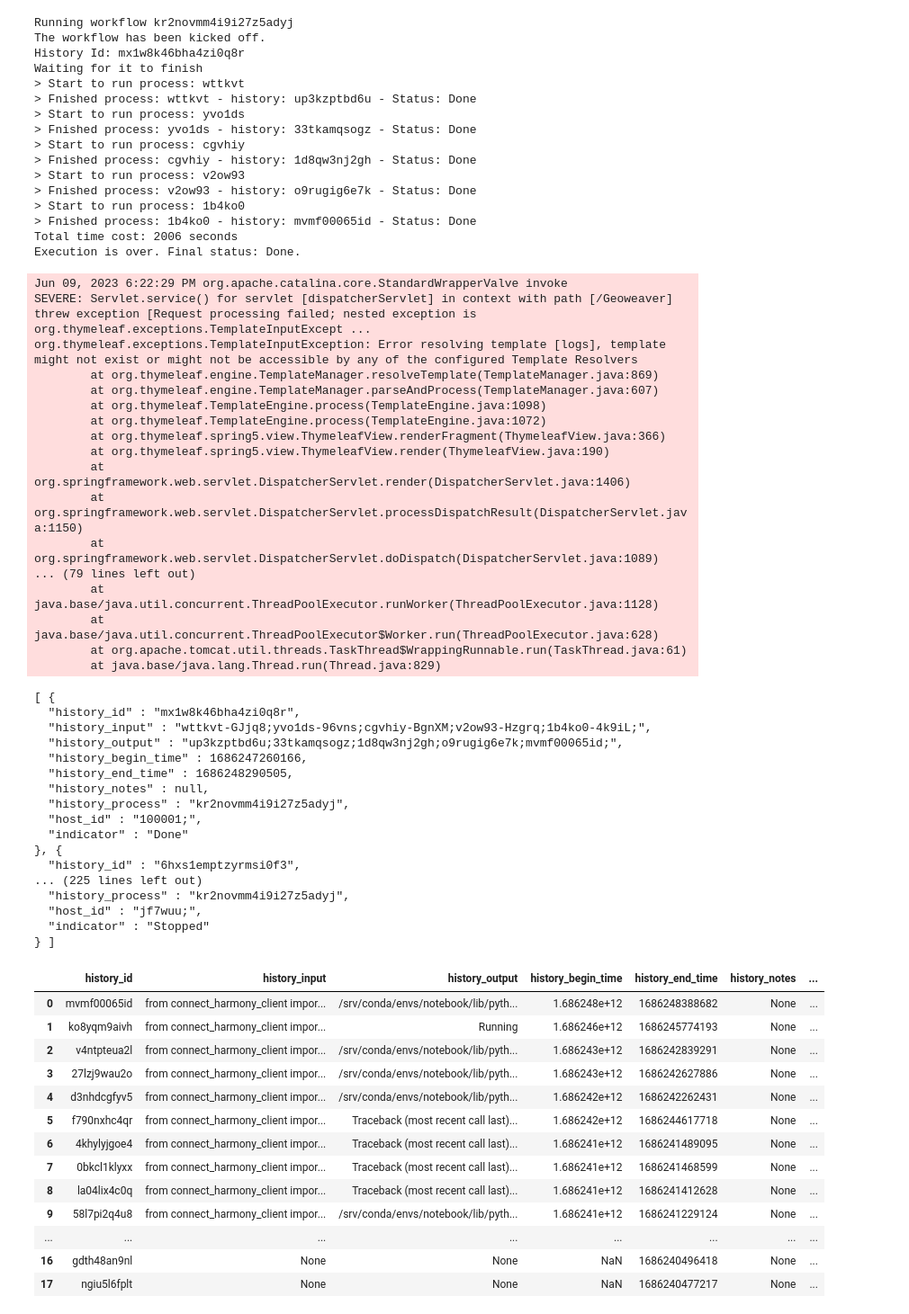
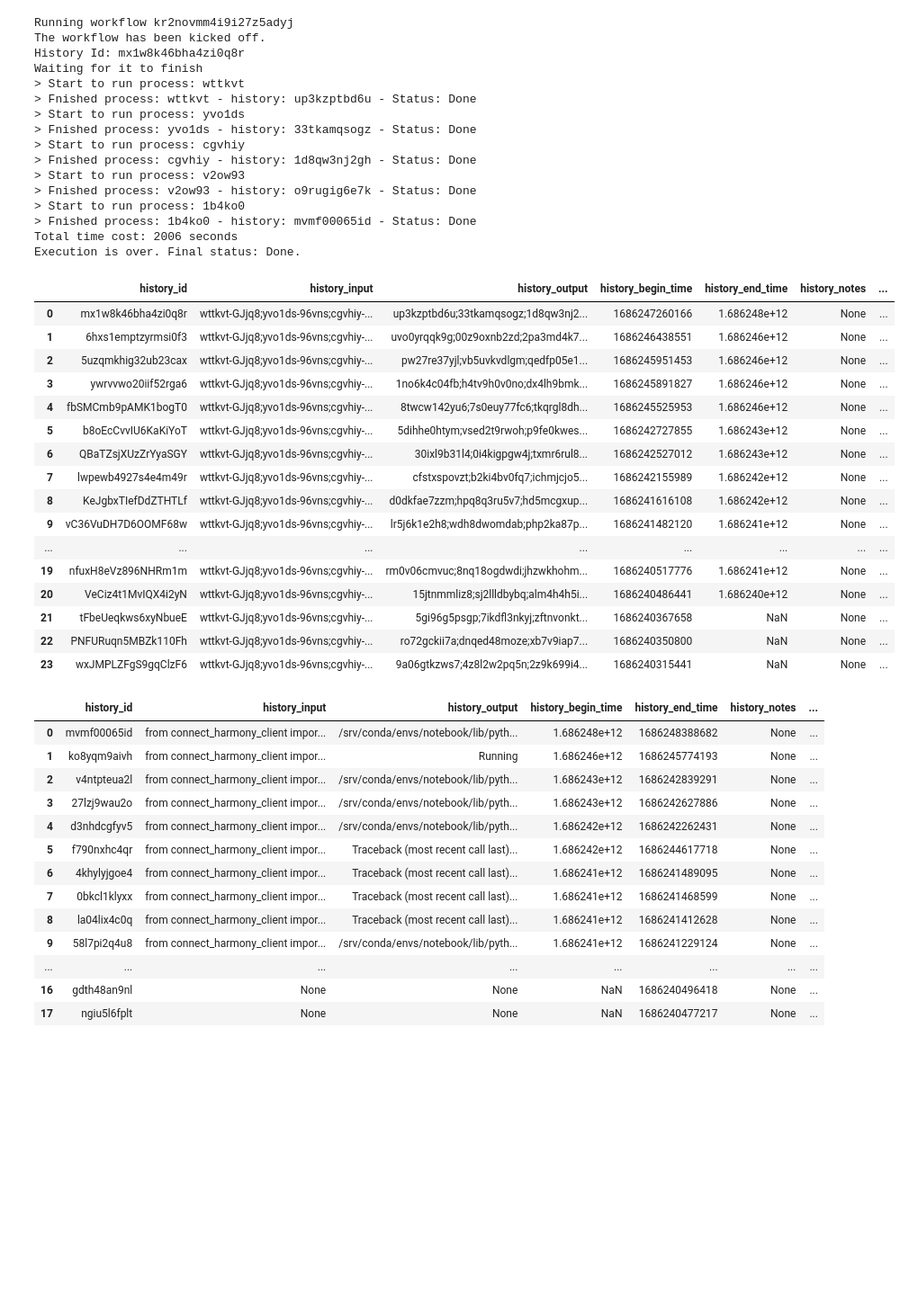
Before and after one commit to earth-artificial-intelligence/earth_data_cloud_clinic_geoweaver, a Jupyter notebook: earthdata.ipynb, the cells around one changed output. Shown at 90% size. Cells and saved outputs as stored; diff of their text form; code cells hidden in the pictures; blank space fills up the shorter version.

```diff
--- a/earthdata.ipynb
+++ b/earthdata.ipynb
@@ -121,49 +121,25 @@ Waiting for it to finish
 Total time cost: 2006 seconds
 Execution is over. Final status: Done.
 # %%
-# import requests
-# import pandas as pd
-
-        r = requests.post(f"{constants.GEOWEAVER_DEFAULT_ENDPOINT_URL}/web/logs",
-                          data={'type': 'workflow', 'id': workflow_id}).json()
-        return pd.DataFrame(r)
-
-# gw.get_workflow_history('kr2novmm4i9i27z5adyj')
+gw.get_workflow_history('kr2novmm4i9i27z5adyj')
 # %% [output]
-Jun 09, 2023 6:22:29 PM org.apache.catalina.core.StandardWrapperValve invoke
-SEVERE: Servlet.service() for servlet [dispatcherServlet] in context with path [/Geoweaver] threw exception [Request processing failed; nested exception is org.thymeleaf.exceptions.TemplateInputExcept ...
-org.thymeleaf.exceptions.TemplateInputException: Error resolving template [logs], template might not exist or might not be accessible by any of the configured Template Resolvers
-        at org.thymeleaf.engine.TemplateManager.resolveTemplate(TemplateManager.java:869)
-        at org.thymeleaf.engine.TemplateManager.parseAndProcess(TemplateManager.java:607)
-        at org.thymeleaf.TemplateEngine.process(TemplateEngine.java:1098)
-        at org.thymeleaf.TemplateEngine.process(TemplateEngine.java:1072)
-        at org.thymeleaf.spring5.view.ThymeleafView.renderFragment(ThymeleafView.java:366)
-        at org.thymeleaf.spring5.view.ThymeleafView.render(ThymeleafView.java:190)
-        at org.springframework.web.servlet.DispatcherServlet.render(DispatcherServlet.java:1406)
-        at org.springframework.web.servlet.DispatcherServlet.processDispatchResult(DispatcherServlet.java:1150)
-        at org.springframework.web.servlet.DispatcherServlet.doDispatch(DispatcherServlet.java:1089)
-... (79 lines left out)
-        at java.base/java.util.concurrent.ThreadPoolExecutor.runWorker(ThreadPoolExecutor.java:1128)
-        at java.base/java.util.concurrent.ThreadPoolExecutor$Worker.run(ThreadPoolExecutor.java:628)
-        at org.apache.tomcat.util.threads.TaskThread$WrappingRunnable.run(TaskThread.java:61)
-        at java.base/java.lang.Thread.run(Thread.java:829)
-[ {
-  "history_id" : "mx1w8k46bha4zi0q8r",
-  "history_input" : "wttkvt-GJjq8;yvo1ds-96vns;cgvhiy-BgnXM;v2ow93-Hzgrq;1b4ko0-4k9iL;",
-  "history_output" : "up3kzptbd6u;33tkamqsogz;1d8qw3nj2gh;o9rugig6e7k;mvmf00065id;",
-  "history_begin_time" : 1686247260166,
-  "history_end_time" : 1686248290505,
-  "history_notes" : null,
-  "history_process" : "kr2novmm4i9i27z5adyj",
-  "host_id" : "100001;",
-  "indicator" : "Done"
-}, {
-  "history_id" : "6hxs1emptzyrmsi0f3",
-... (225 lines left out)
-  "history_process" : "kr2novmm4i9i27z5adyj",
-  "host_id" : "jf7wuu;",
-  "indicator" : "Stopped"
-} ]
+|  | history_id | history_input | history_output | history_begin_time | history_end_time | history_notes | ... |
+| 0 | mx1w8k46bha4zi0q8r | wttkvt-GJjq8;yvo1ds-96vns;cgvhiy-... | up3kzptbd6u;33tkamqsogz;1d8qw3nj2... | 1686247260166 | 1.686248e+12 | None | ... |
+| 1 | 6hxs1emptzyrmsi0f3 | wttkvt-GJjq8;yvo1ds-96vns;cgvhiy-... | uvo0yrqqk9g;00z9oxnb2zd;2pa3md4k7... | 1686246438551 | 1.686246e+12 | None | ... |
+| 2 | 5uzqmkhig32ub23cax | wttkvt-GJjq8;yvo1ds-96vns;cgvhiy-... | pw27re37yjl;vb5uvkvdlgm;qedfp05e1... | 1686245951453 | 1.686246e+12 | None | ... |
+| 3 | ywrvvwo20iif52rga6 | wttkvt-GJjq8;yvo1ds-96vns;cgvhiy-... | 1no6k4c04fb;h4tv9h0v0no;dx4lh9bmk... | 1686245891827 | 1.686246e+12 | None | ... |
+| 4 | fbSMCmb9pAMK1bogT0 | wttkvt-GJjq8;yvo1ds-96vns;cgvhiy-... | 8twcw142yu6;7s0euy77fc6;tkqrgl8dh... | 1686245525953 | 1.686246e+12 | None | ... |
+| 5 | b8oEcCvvIU6KaKiYoT | wttkvt-GJjq8;yvo1ds-96vns;cgvhiy-... | 5dihhe0htym;vsed2t9rwoh;p9fe0kwes... | 1686242727855 | 1.686243e+12 | None | ... |
+| 6 | QBaTZsjXUzZrYyaSGY | wttkvt-GJjq8;yvo1ds-96vns;cgvhiy-... | 30ixl9b31l4;0i4kigpgw4j;txmr6rul8... | 1686242527012 | 1.686243e+12 | None | ... |
+| 7 | lwpewb4927s4e4m49r | wttkvt-GJjq8;yvo1ds-96vns;cgvhiy-... | cfstxspovzt;b2ki4bv0fq7;ichmjcjo5... | 1686242155989 | 1.686242e+12 | None | ... |
+| 8 | KeJgbxTIefDdZTHTLf | wttkvt-GJjq8;yvo1ds-96vns;cgvhiy-... | d0dkfae7zzm;hpq8q3ru5v7;hd5mcgxup... | 1686241616108 | 1.686242e+12 | None | ... |
+| 9 | vC36VuDH7D6OOMF68w | wttkvt-GJjq8;yvo1ds-96vns;cgvhiy-... | lr5j6k1e2h8;wdh8dwomdab;php2ka87p... | 1686241482120 | 1.686241e+12 | None | ... |
+| ... | ... | ... | ... | ... | ... | ... | ... |
+| 19 | nfuxH8eVz896NHRm1m | wttkvt-GJjq8;yvo1ds-96vns;cgvhiy-... | rm0v06cmvuc;8nq18ogdwdi;jhzwkhohm... | 1686240517776 | 1.686241e+12 | None | ... |
+| 20 | VeCiz4t1MvIQX4i2yN | wttkvt-GJjq8;yvo1ds-96vns;cgvhiy-... | 15jtnmmliz8;sj2llldbybq;alm4h4h5i... | 1686240486441 | 1.686240e+12 | None | ... |
+| 21 | tFbeUeqkws6xyNbueE | wttkvt-GJjq8;yvo1ds-96vns;cgvhiy-... | 5gi96g5psgp;7ikdfl3nkyj;zftnvonkt... | 1686240367658 | NaN | None | ... |
+| 22 | PNFURuqn5MBZk110Fh | wttkvt-GJjq8;yvo1ds-96vns;cgvhiy-... | ro72gckii7a;dnqed48moze;xb7v9iap7... | 1686240350800 | NaN | None | ... |
+| 23 | wxJMPLZFgS9gqClzF6 | wttkvt-GJjq8;yvo1ds-96vns;cgvhiy-... | 9a06gtkzws7;4z8l2w2pq5n;2z9k699i4... | 1686240315441 | NaN | None | ... |
 # %%
 gw.get_process_history('1b4ko0')
 # %% [output]
```
Also changed, not shown: parts of 1 cell of this notebook.
